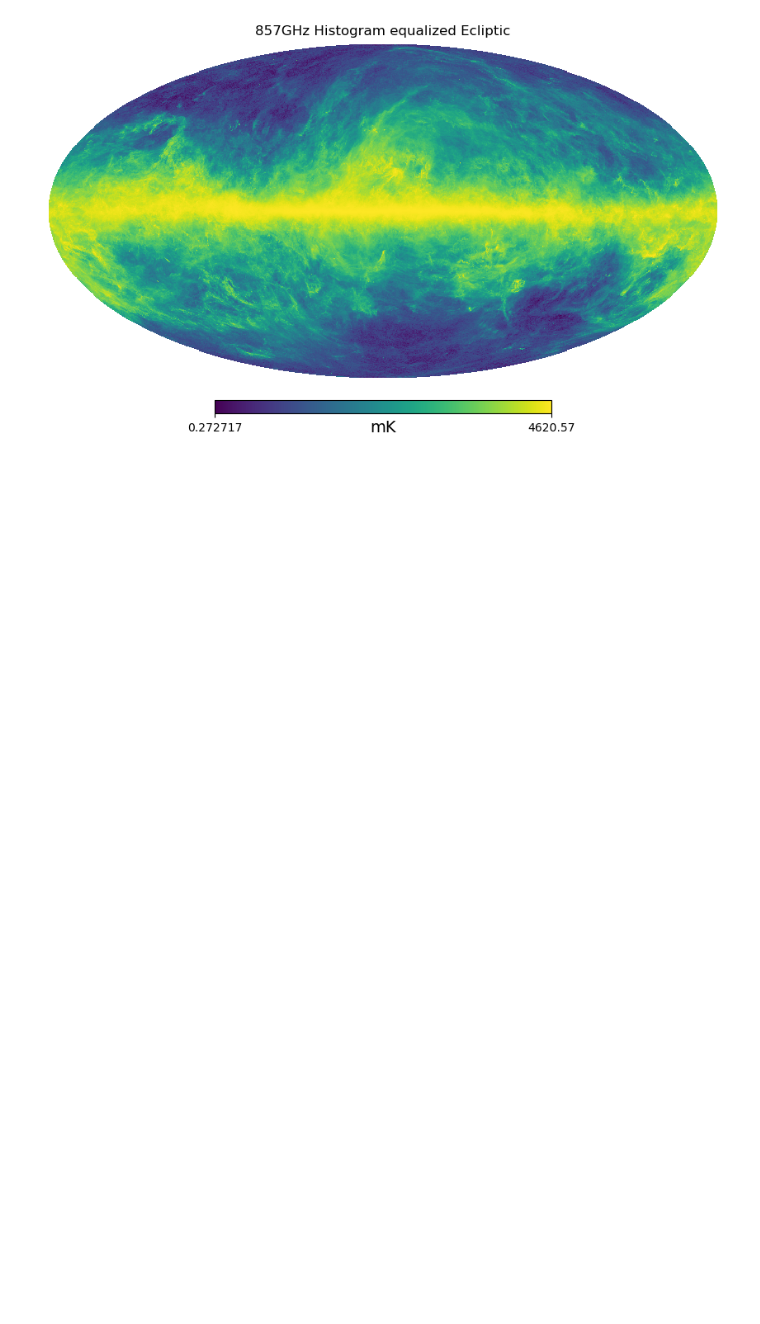
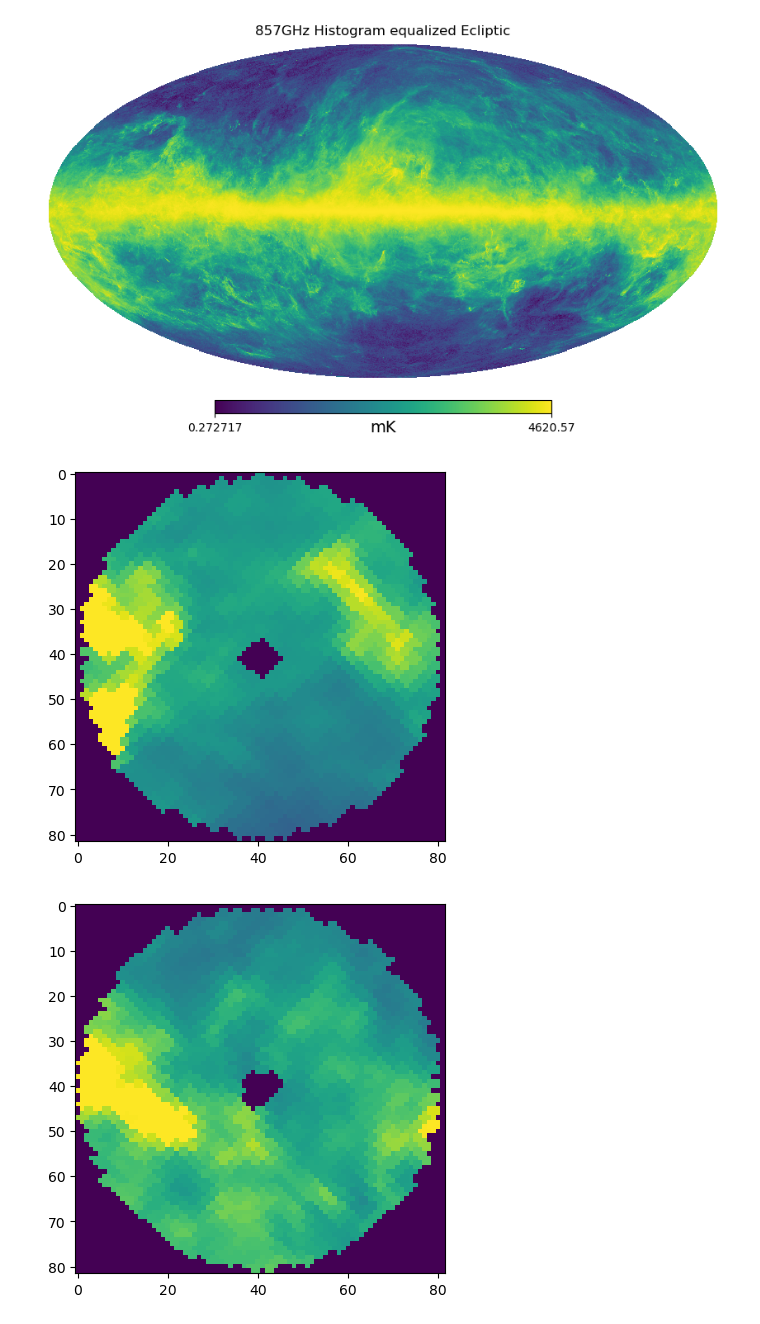
Before and after one commit to Harjas123/the-inpainter, a Jupyter notebook: training_data.ipynb, the cells around one changed output. Cells and saved outputs as stored; diff of their text form; code cells hidden in the pictures; blank space fills up the shorter version.

Commit message:
Generated training data

```diff
--- a/training_data.ipynb
+++ b/training_data.ipynb
@@ -22,18 +18,32 @@ hp.mollview(
 # %% [output]
 [figure]
 # %%
-num_locs = 100
+num_locs = 10000
 loc_list = get_rand_locs(num_locs, sphere_distr=True)
 # %%
 map_array = np.copy(m_857)
 circ_radius = np.pi / 180
 cutout_radius = circ_radius / 10
-annulus_arrays = []
-actual_arrays = []
+annulus_images = []
+source_images = []
 
 for loc in loc_list:
     loc_deg = np.rad2deg(loc)
     loc_pix = hp.ang2pix(nside, *loc_deg, lonlat=True)
-    annulus_2d, actual_2d = loc2data(map_array, loc, circ_radius, cutout_radius, show_gnomview=False)
-    annulus_arrays.append(annulus_2d)
-    actual_arrays.append(annulus_2d)
+    annulus_2d, source_2d = loc2data(map_array, loc, circ_radius, cutout_radius, show_gnomview=False)
+    annulus_images.append(annulus_2d)
+    source_images.append(source_2d)
+
+complete_images = np.array(annulus_images) + np.array(source_images)
+# %%
+count = 0
+for annulus_image in annulus_images:
+    range_max = np.percentile(annulus_image[annulus_image != 0], 95)
+    plt.imshow(np.flip(annulus_image, 0), vmax=range_max) # For some reason, gnomview returns flipped image? Maybe just include this in functions.py?
+    plt.show()
+    count += 1
+    if count > 5:
+        break
+# %% [output]
+[figure, added]
+[figure, added]
```
Also changed, not shown: parts of 8 cells of this notebook.
